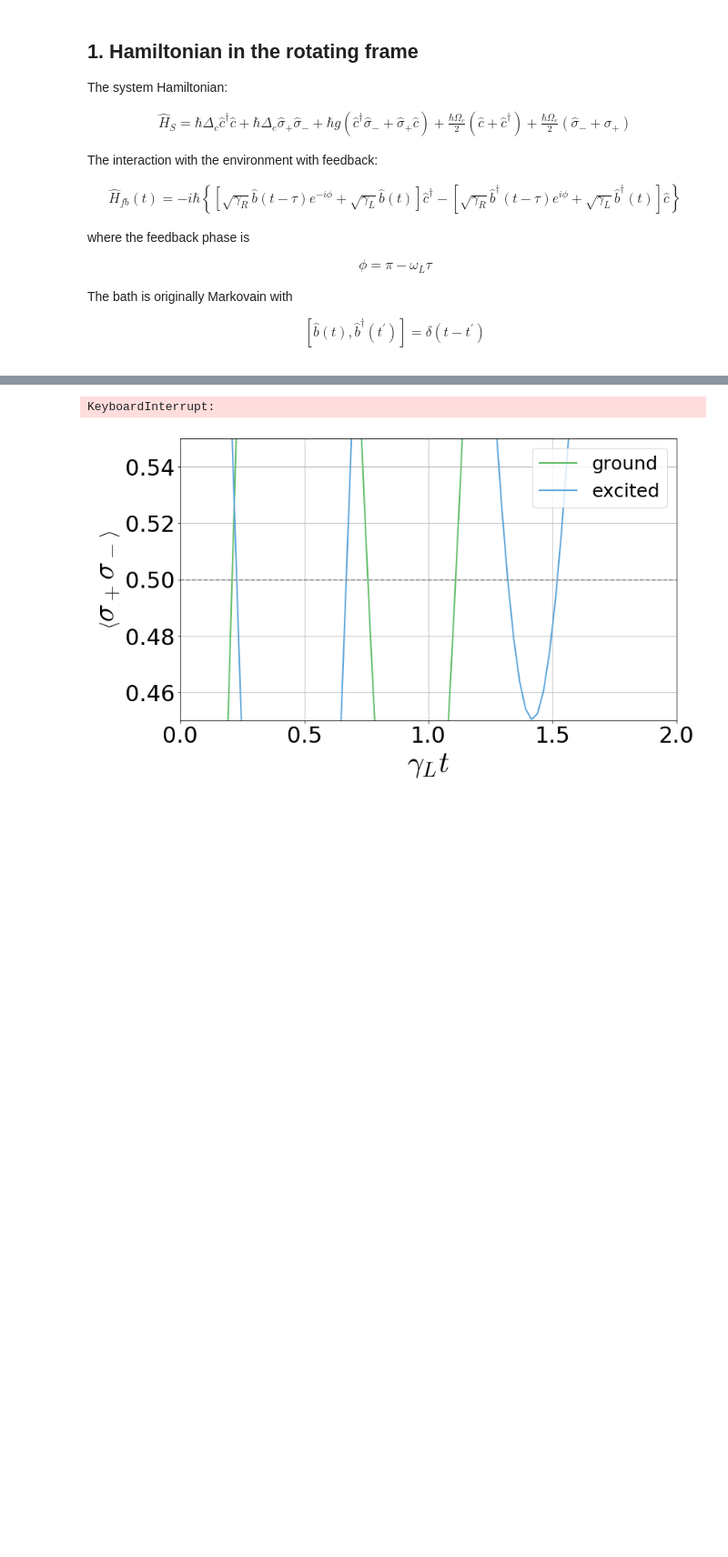
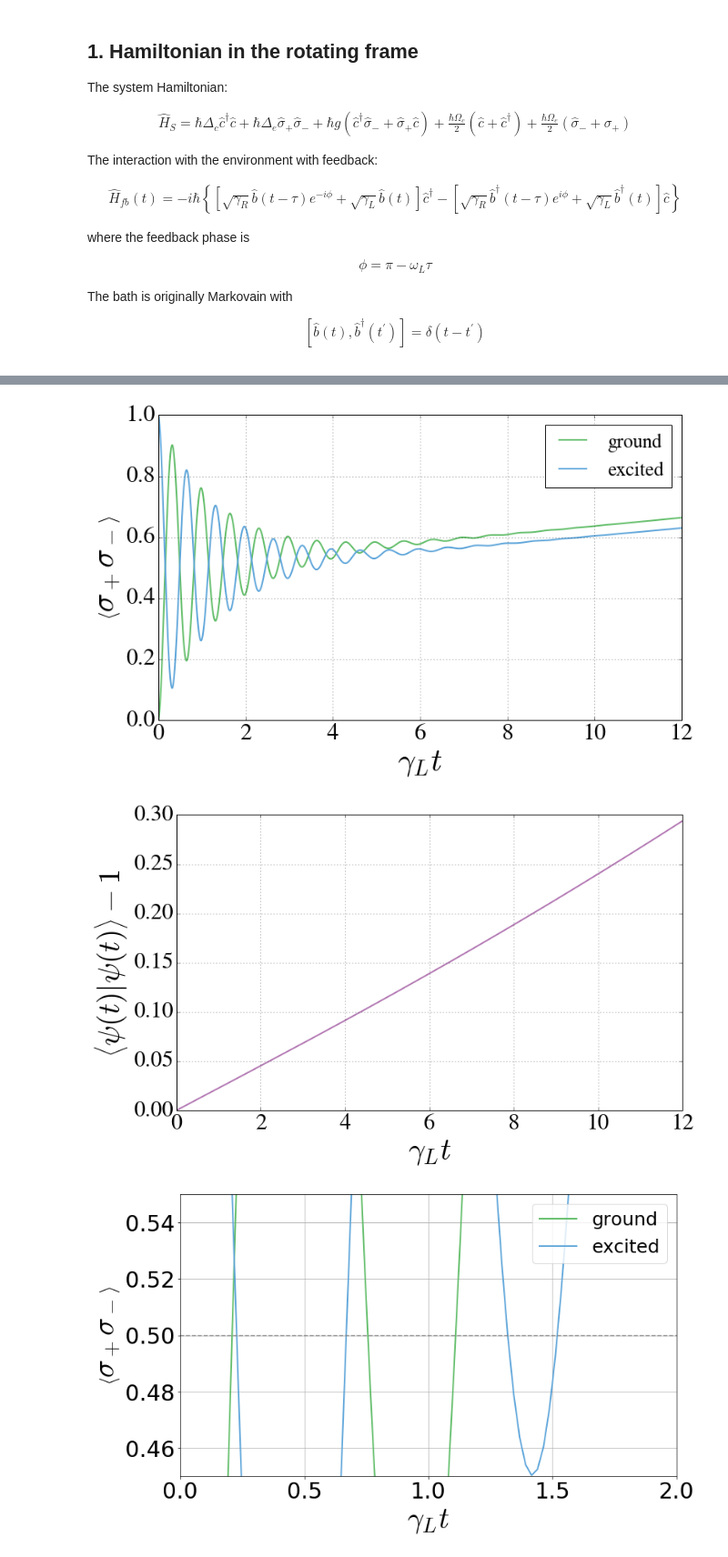
Before and after one commit to nemetniki/Kerr, a Jupyter notebook: MPS trial.ipynb, the cells around one changed output, grey strips where cells are left out. Shown at 91% size. Drawn from its saved outputs; the diff is of its cells as text; code cells hidden in the pictures; blank space fills up the shorter version.

```diff
--- a/MPS trial.ipynb
+++ b/MPS trial.ipynb
@@ -90,7 +90,7 @@ start = time.time()
 gamma_L = 1.
 Om_TLS  = 1.5*np.pi#*gamma_L
 Delta_T = 1.0
-dt      = .0001
+dt      = .001
 endt=int(12/dt)+3
 init = [0]*endt
 l=3
@@ -228,10 +228,10 @@ timem = int((end-start)/60-timeh*60)
 times = int((end-start)-timeh*3600-60*timem)
 print("elapsed time: %02d:%02d:%02d" % (timeh,timem,times))
 
-
+print(t.shape,norm.shape)
 plt.figure(figsize = (12,7))
-plt.plot(t,np.flip(np.real(exc),0),lw=2,label="ground",color=colors["green"])
-plt.plot(t,np.flip(np.real(exc2),0),lw=2,label="excited",color=colors["blue"])
+plt.plot(t,np.flipud(np.real(exc)),lw=2,label="ground",color=colors["green"])
+plt.plot(t,np.flipud(np.real(exc2)),lw=2,label="excited",color=colors["blue"])
 #plt.plot(t,np.exp(-gamma_L*t),ls="--",lw=4,color=colors["orange"],label="$\exp{(-\gamma_Lt)}$")
 #plt.xlim(0,8)
 #plt.ylim(-0.01,1.01)
@@ -240,7 +240,7 @@ plt.ylabel("$\left<\sigma_+\sigma_-\\right>$",fontsize=40)
 plt.legend(fontsize=25,loc="upper right")
 plt.grid(True)
 plt.figure(2,figsize = (12,7))
-plt.plot(t,np.flip(np.real(norm-1),0),lw=2,label="norm",color=colors["purple"])
+plt.plot(t,np.flipud(np.real(norm-1)),lw=2,label="norm",color=colors["purple"])
 plt.grid(True)
 plt.ylabel("$\left<\psi(t)|\psi(t)\\right>-1$",fontsize=40)
 plt.xlabel("$\gamma_Lt$",fontsize=40)
@@ -251,4 +253,5 @@ initial ground probability: 0
-KeyboardInterrupt:
+[figure, added]
+[figure, added]
 # %%
 plt.figure(figsize = (12,7))
 plt.plot(t,np.flip(np.real(exc),0),lw=2,label="ground",color=colors["green"])
```
Also changed, not shown: parts of 7 cells of this notebook, 1 other file.
